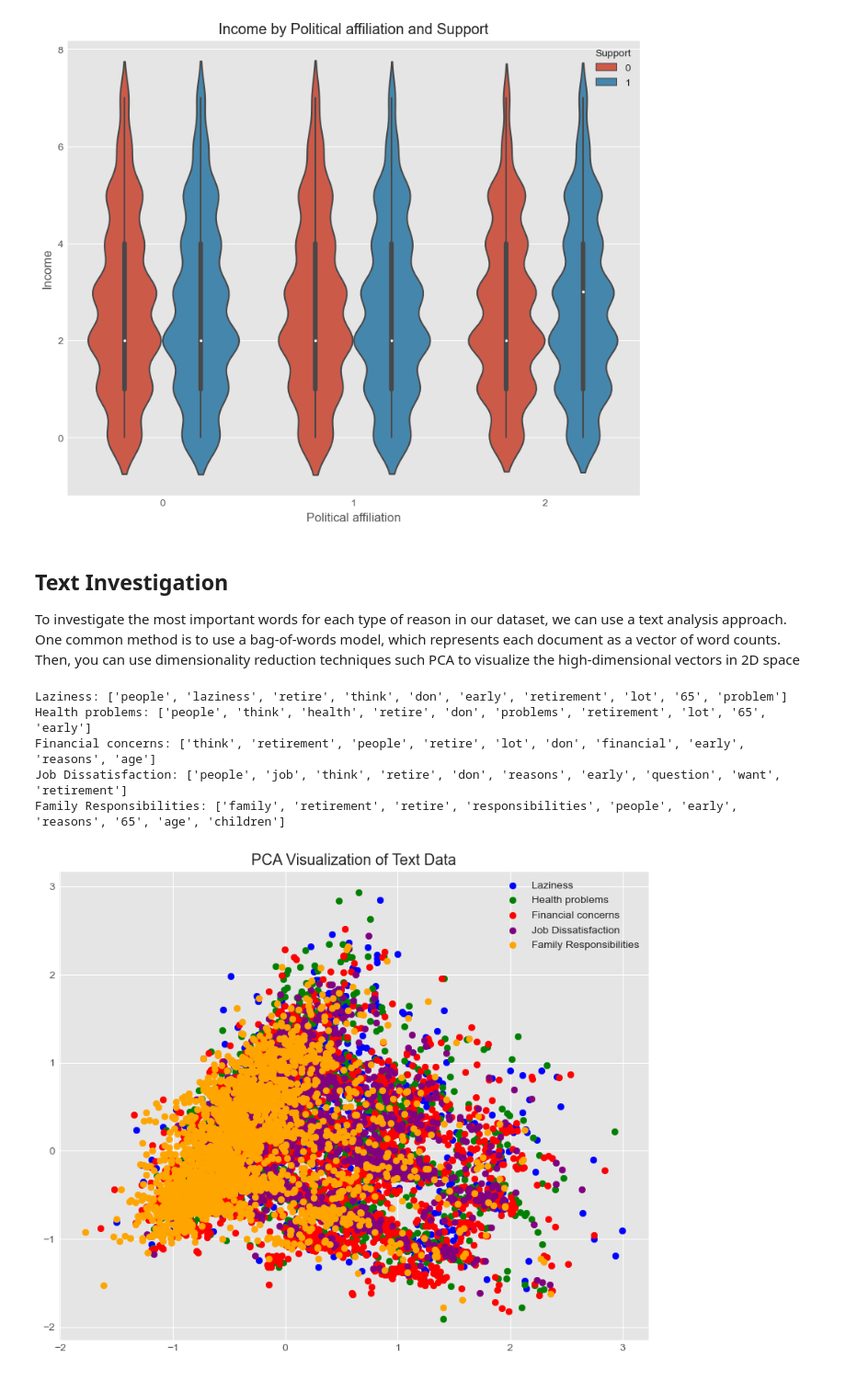
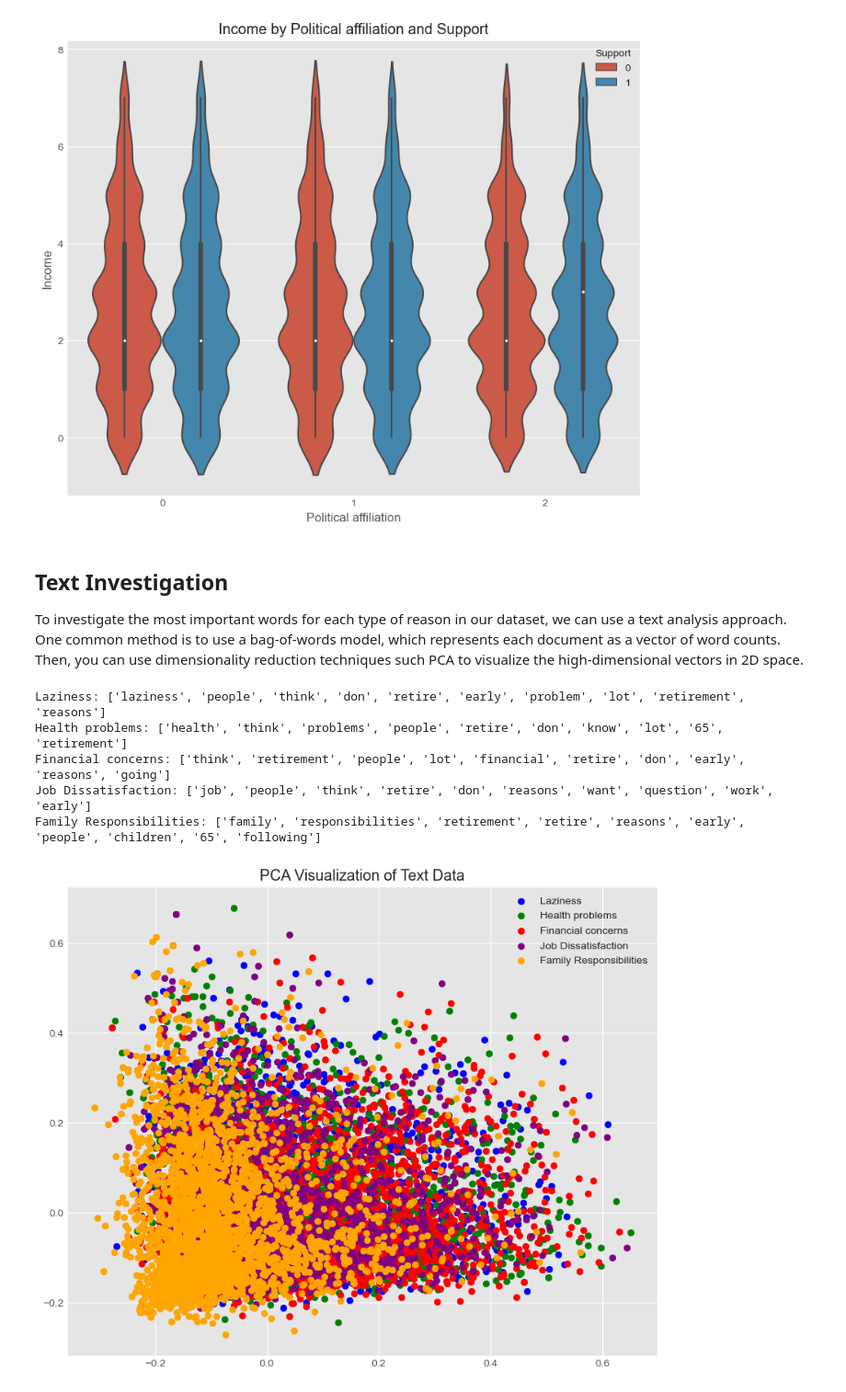
Before and after one commit to rodolformelo/RETSURVEY_PROT, a Jupyter notebook: Explorer.ipynb, the cells around one changed output. Shown at 92% size. Drawn from its saved outputs; the diff is of its cells as text; code cells hidden in the pictures.

```diff
--- a/Explorer.ipynb
+++ b/Explorer.ipynb
@@ -280,25 +289,19 @@ plt.show()
 # %% [markdown]
 ## Text Investigation
 
-To investigate the most important words for each type of reason in our dataset, we can use a text analysis approach. One common method is to use a bag-of-words model, which represents each document as a vector of word counts. Then, you can use dimensionality reduction techniques such PCA to visualize the high-dimensional vectors in 2D space
+To investigate the most important words for each type of reason in our dataset, we can use a text analysis approach. One common method is to use a bag-of-words model, which represents each document as a vector of word counts. Then, you can use dimensionality reduction techniques such PCA to visualize the high-dimensional vectors in 2D space.
 # %%
-from sklearn.feature_extraction.text import CountVectorizer
+from sklearn.feature_extraction.text import TfidfVectorizer
 from sklearn.decomposition import PCA
 
 # Define the corpus as the text column
 corpus = example_df['Text'].fillna('no_text')
 
-# Define the vectorizer to convert text to bag-of-words vectors
-vectorizer = CountVectorizer(stop_words='english',strip_accents='unicode')
+# Define the vectorizer to convert text to TF-IDF vectors
+vectorizer = TfidfVectorizer(stop_words='english', strip_accents='unicode')
 
-# Create the bag-of-words matrix
-bow_matrix = vectorizer.fit_transform(corpus)
-
-# Define the labels as the reason column
-labels = example_df['Reason']
-
-# Define the colors for each reason
-colors = ['blue', 'green', 'red', 'purple', 'orange']
+# Create the TF-IDF matrix
+tfidf_matrix = vectorizer.fit_transform(corpus)
 
 
 # Get the top 10 words for each reason
@@ -311,42 +314,47 @@ for reason in reasons:
     # get the text for the reason examples
     reason_text = reason_examples['Text'].fillna('no_text').values
 
-    # count the word frequencies
-    word_counts = vectorizer.fit_transform(reason_text)
-
+    # compute the TF-IDF weights
+    weights = tfidf_matrix[reason_examples.index].sum(axis=0).A1
     # get the feature names
     feature_names = vectorizer.get_feature_names_out()
 
-    # get the word counts as an array
-    counts = np.asarray(word_counts.sum(axis=0))[0]
+    # get the word weights as an array
+    word_weights = dict(zip(feature_names, weights))
 
-    # get the indices that sort the counts array in descending order
-    sorted_indices = np.argsort(counts)[::-1]
+    # sort the words by weight in descending order
+    sorted_words = sorted(word_weights.items(), key=lambda x: x[1], reverse=True)
 
     # get the top 10 most important words
-    top_words = [feature_names[i] for i in sorted_indices[:10]]
+    top_words = [word for word, weight in sorted_words[:10]]
 
     # print the top words for the reason
     print(reason + ': ' + str(top_words))
 # %% [output]
-Laziness: ['people', 'laziness', 'retire', 'think', 'don', 'early', 'retirement', 'lot', '65', 'problem']
-Health problems: ['people', 'think', 'health', 'retire', 'don', 'problems', 'retirement', 'lot', '65', 'early']
-Financial concerns: ['think', 'retirement', 'people', 'retire', 'lot', 'don', 'financial', 'early', 'reasons', 'age']
-Job Dissatisfaction: ['people', 'job', 'think', 'retire', 'don', 'reasons', 'early', 'question', 'want', 'retirement']
-Family Responsibilities: ['family', 'retirement', 'retire', 'responsibilities', 'people', 'early', 'reasons', '65', 'age', 'children']
+Laziness: ['laziness', 'people', 'think', 'don', 'retire', 'early', 'problem', 'lot', 'retirement', 'reasons']
+Health problems: ['health', 'think', 'problems', 'people', 'retire', 'don', 'know', 'lot', '65', 'retirement']
+Financial concerns: ['think', 'retirement', 'people', 'lot', 'financial', 'retire', 'don', 'early', 'reasons', 'going']
+Job Dissatisfaction: ['job', 'people', 'think', 'retire', 'don', 'reasons', 'want', 'question', 'work', 'early']
+Family Responsibilities: ['family', 'responsibilities', 'retirement', 'retire', 'reasons', 'early', 'people', 'children', '65', 'following']
 # %%
 # Define the PCA and TSE models
 pca = PCA(n_components=2)
 
+# Define the colors for each reason
+colors = ['blue', 'green', 'red', 'purple', 'orange']
+
+# Define the labels as the reason column
+labels = example_df['Reason']
+
 # Fit and transform the bag-of-words matrix with the PCA model
-pca_matrix = pca.fit_transform(bow_matrix.toarray())
+pca_matrix = pca.fit_transform(tfidf_matrix.toarray())
 
 # Plot the PCA results
 plt.figure(figsize=(10, 8))
 for i, reason in enumerate(reasons):
     plt.scatter(pca_matrix[labels == reason, 0], pca_matrix[labels == reason, 1], c=colors[i], label=reason)
 plt.legend()
 plt.title('PCA Visualization of Text Data')
 plt.show()
 # %% [output]
-[figure, old version]
+[figure, new version]
```
Also changed, not shown: parts of 12 cells of this notebook, 1 other file.
